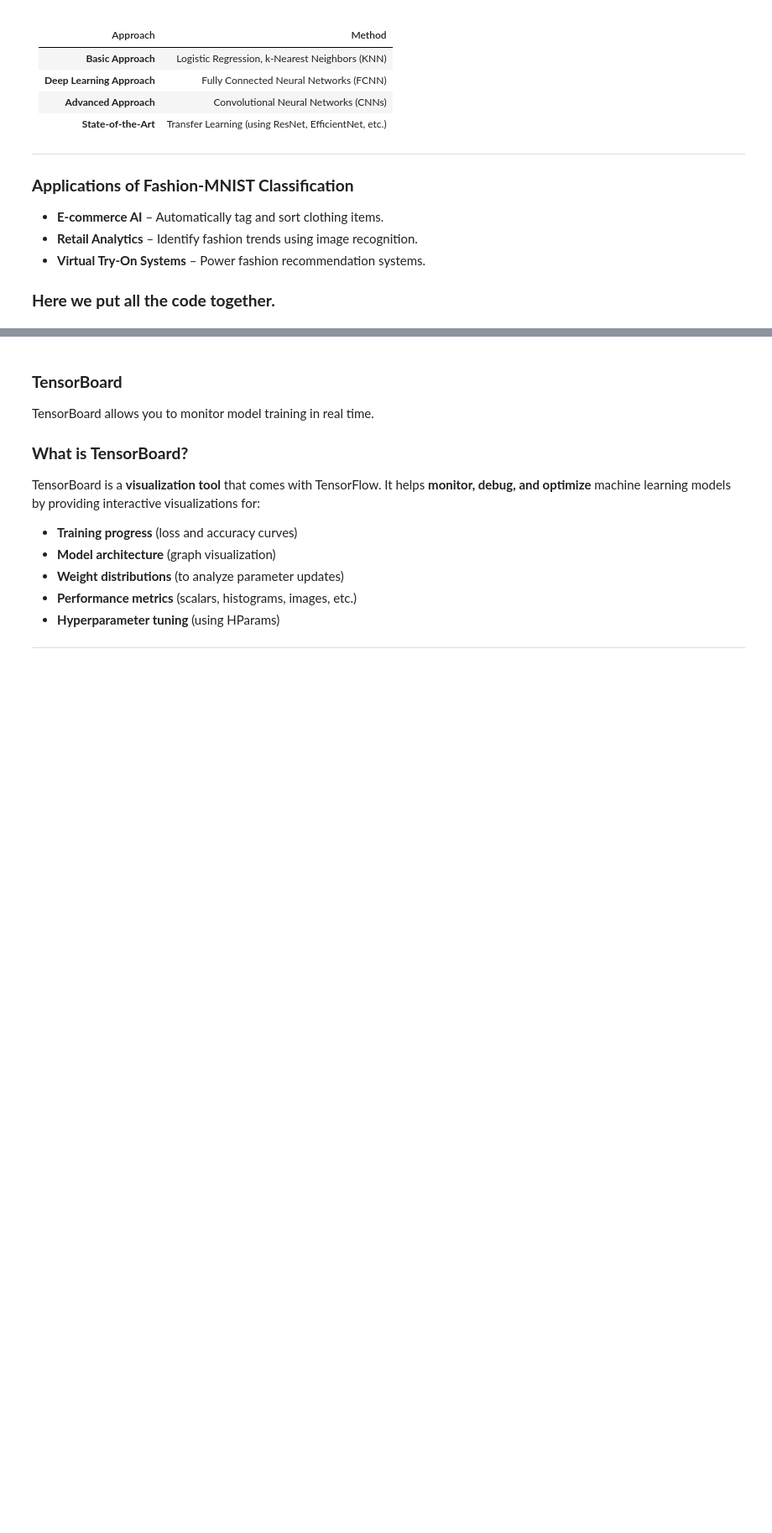
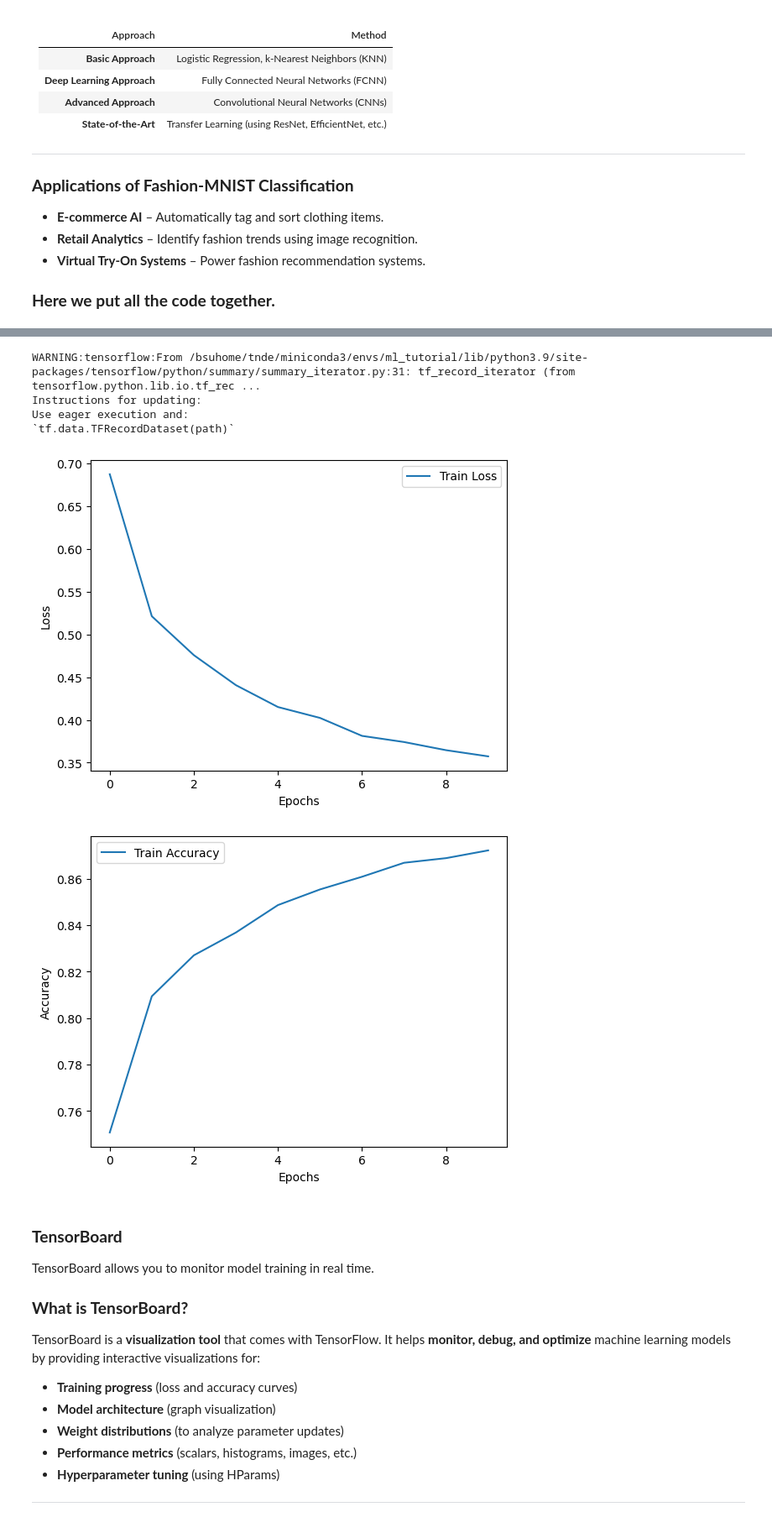
Before and after one commit to Dr-Titus100/ood_tutorials, a Jupyter notebook: template/pytorch_tutorial.ipynb, the cells around one changed output, grey strips where cells are left out. Shown at 84% size. Cells and saved outputs as stored; diff of their text form; code cells hidden in the pictures; blank space fills up the shorter version.

```diff
--- a/template/pytorch_tutorial.ipynb
+++ b/template/pytorch_tutorial.ipynb
@@ -758,3 +744,38 @@ log_dir
+# %%
+import os
+import tensorflow as tf
+event_files = [f for f in os.listdir(log_dir) if f.startswith("events")]
+
+# Read scalar data from event files
+train_losses = []
+train_acc = []
+for event_file in event_files:
+    for e in tf.compat.v1.train.summary_iterator(os.path.join(log_dir, event_file)):
+        for v in e.summary.value:
+            if v.tag == 'Loss/train':  # NB: Adjust if your tag is different
+                train_losses.append(v.simple_value)
+            elif v.tag == 'Accuracy/train':  # NB: Adjust if your tag is different
+                train_acc.append(v.simple_value)
+
+# Plot the extracted values
+plt.plot(train_losses, label='Train Loss')
+plt.xlabel('Epochs')
+plt.ylabel('Loss')
+plt.legend()
+plt.show()
+
+plt.plot(train_acc, label='Train Accuracy')
+plt.xlabel('Epochs')
+plt.ylabel('Accuracy')
+plt.legend()
+plt.show()
+# %% [output]
+WARNING:tensorflow:From /bsuhome/tnde/miniconda3/envs/ml_tutorial/lib/python3.9/site-packages/tensorflow/python/summary/summary_iterator.py:31: tf_record_iterator (from tensorflow.python.lib.io.tf_rec ...
+Instructions for updating:
+Use eager execution and:
+`tf.data.TFRecordDataset(path)`
+[figure, added]
+[figure, added]
 # %% [markdown]
 ### **TensorBoard**
 
```
Also changed, not shown: parts of 3 cells of this notebook.
